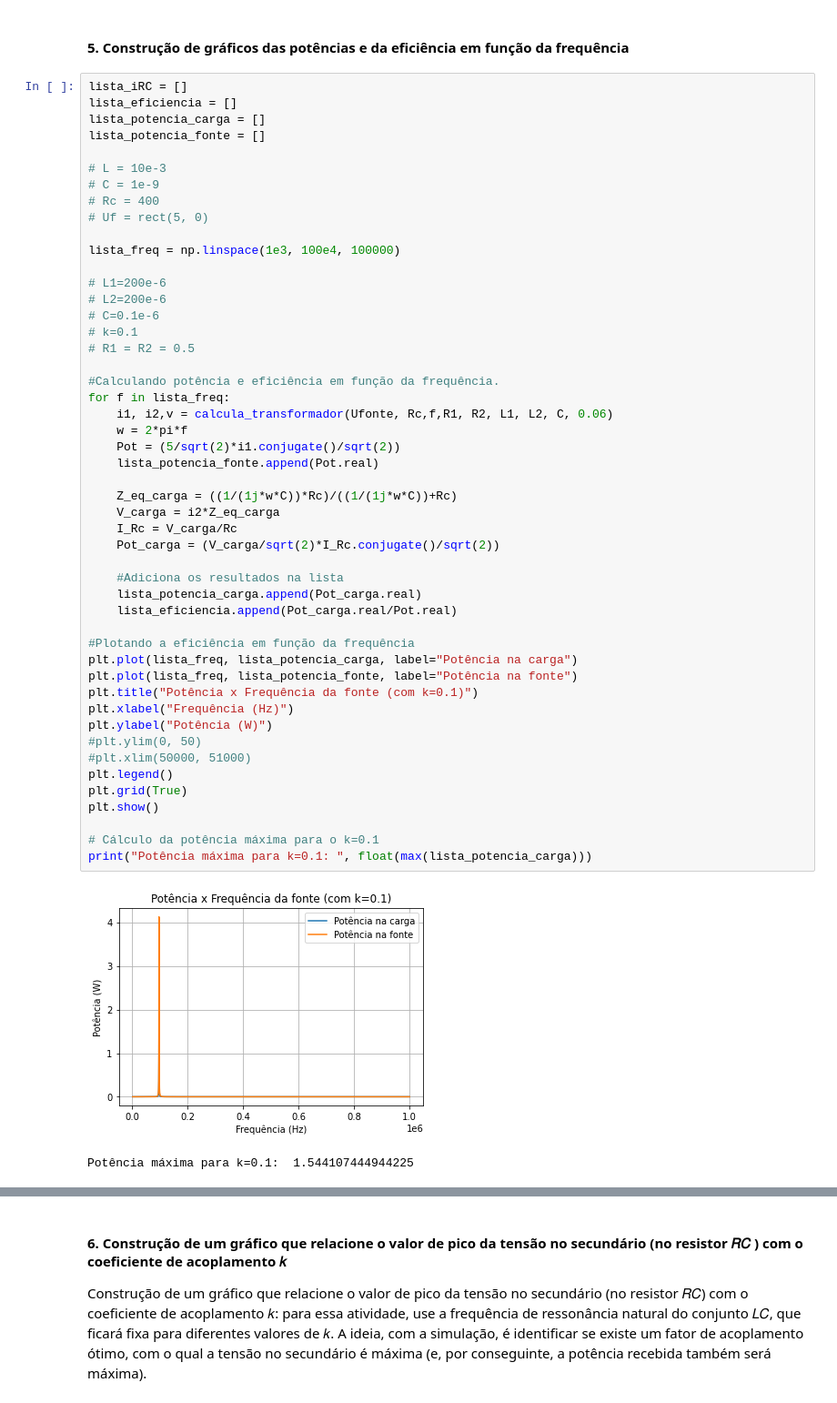
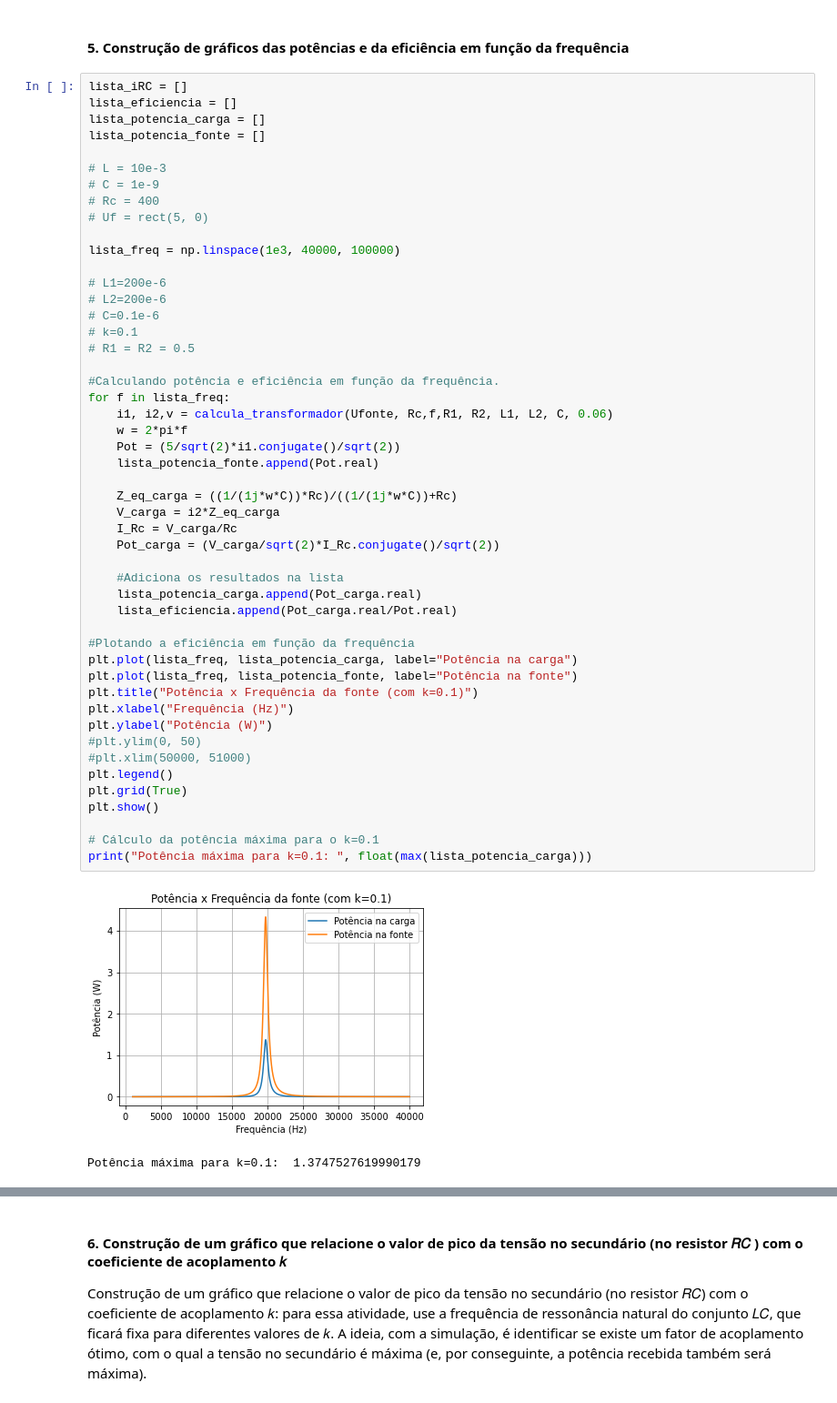
Before and after one commit to pedrofracassi/insper-eletromag-projeto, a Jupyter notebook: Etapa1.ipynb, the cells around one changed output, grey strips where cells are left out. Shown: that part at 91% size. Cells and saved outputs as stored; diff of their text form.

```diff
--- a/Etapa1.ipynb
+++ b/Etapa1.ipynb
@@ -161,7 +161,7 @@ lista_potencia_fonte = []
 # Rc = 400
 # Uf = rect(5, 0)
 
-lista_freq = np.linspace(1e3, 100e4, 100000)
+lista_freq = np.linspace(1e3, 40000, 100000)
 
 # L1=200e-6
 # L2=200e-6
@@ -173,35 +173,35 @@ lista_freq = np.linspace(1e3, 100e4, 100000)
 for f in lista_freq:
     i1, i2,v = calcula_transformador(Ufonte, Rc,f,R1, R2, L1, L2, C, 0.06)
     w = 2*pi*f
     Pot = (5/sqrt(2)*i1.conjugate()/sqrt(2))
     lista_potencia_fonte.append(Pot.real)
 
     Z_eq_carga = ((1/(1j*w*C))*Rc)/((1/(1j*w*C))+Rc)
     V_carga = i2*Z_eq_carga
     I_Rc = V_carga/Rc
     Pot_carga = (V_carga/sqrt(2)*I_Rc.conjugate()/sqrt(2))
 
     #Adiciona os resultados na lista
     lista_potencia_carga.append(Pot_carga.real)
     lista_eficiencia.append(Pot_carga.real/Pot.real)
 
 #Plotando a eficiência em função da frequência
 plt.plot(lista_freq, lista_potencia_carga, label="Potência na carga")
 plt.plot(lista_freq, lista_potencia_fonte, label="Potência na fonte")
 plt.title("Potência x Frequência da fonte (com k=0.1)")
 plt.xlabel("Frequência (Hz)")
 plt.ylabel("Potência (W)")
 #plt.ylim(0, 50)
 #plt.xlim(50000, 51000)
 plt.legend()
 plt.grid(True)
 plt.show()
 
 # Cálculo da potência máxima para o k=0.1
 print("Potência máxima para k=0.1: ", float(max(lista_potencia_carga)))
 # %% [output]
-[figure, old version]
+[figure, new version]
-Potência máxima para k=0.1:  1.544107444944225
+Potência máxima para k=0.1:  1.3747527619990179
 # %%
 plt.plot(lista_freq, lista_eficiencia)
 # print(lista_eficiencia)
```
Also changed, not shown: parts of 1 cell of this notebook.
